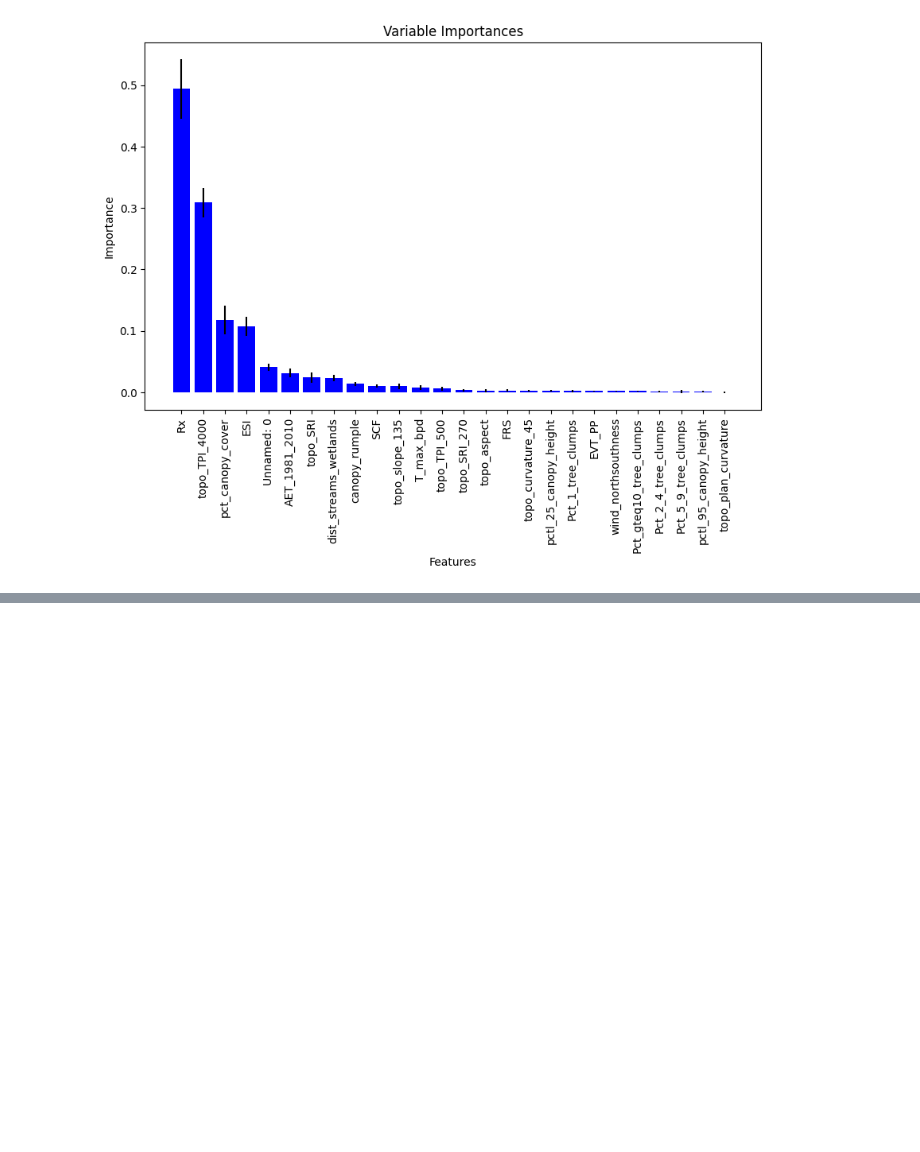
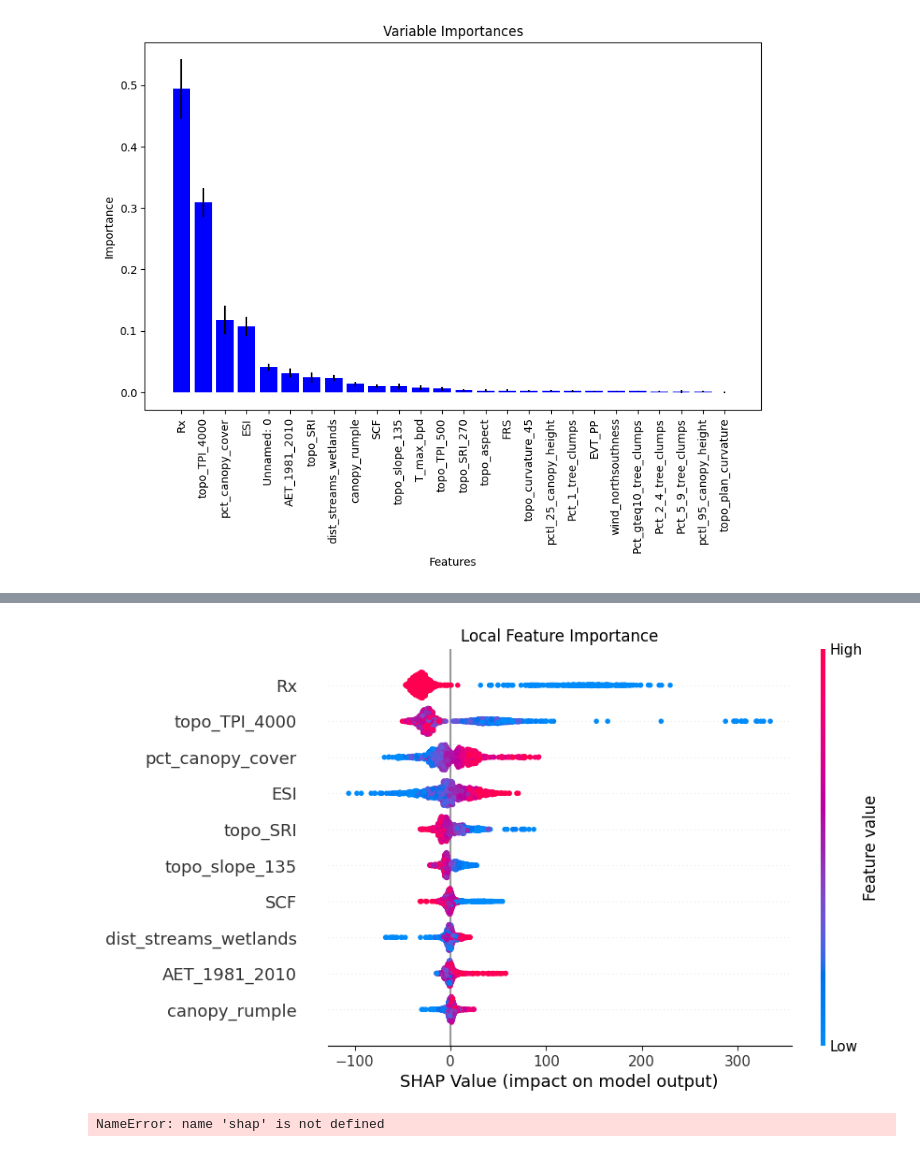
Before and after one commit to UW-ESS-DS/MLGeo2023_ESS569_Burn_Severity_Drivers, a Jupyter notebook: Burn_severity_analysis_v1.ipynb, the cells around one changed output, grey strips where cells are left out. Drawn from its saved outputs; the diff is of its cells as text; code cells hidden in the pictures; blank space fills up the shorter version.

```diff
--- a/Burn_severity_analysis_v1.ipynb
+++ b/Burn_severity_analysis_v1.ipynb
@@ -289,0 +371,43 @@ RMSE (Test): 75.1085
+# %%
+# Plot beeswarm
+shap.plots.beeswarm(shap_values, show = False)  # Set show=False to customize the plot before showing it
+
+# Customizing the plot using matplotlib functions
+plt.title("Local Feature Importance")  # Adding a title
+plt.xlabel('SHAP Value (impact on model output)')  # Setting the X-axis label
+plt.ylabel('')  # Setting the Y-axis label
+
+# Tried to adjust the figure size or transparency here but didn't work
+# For example:
+# fig = plt.gcf()
+# fig.set_size_inches(10, 8)
+# fig.patch.set_alpha(0.8)
+
+# Save the figure
+plt.savefig("Local_importance_shap.png", bbox_inches='tight', dpi=300)
+
+# Finally, show the plot
+plt.show()
+# %% [output]
+[figure, added]
+# %%
+# Plot interaction of Rx
+shap.plots.scatter(shap_values[:, "pct_canopy_cover"], color=shap_values, show = False)  # Set show=False to customize the plot before showing it
+
+# Customizing the plot using matplotlib functions
+plt.title("Local Feature Interaction: Rx vs Pct Canopy Cover")  # Adding a title
+plt.xlabel('SHAP Value (impact on model output)')  # Setting the X-axis label
+plt.ylabel('')  # Setting the Y-axis label
+
+# Tried to adjust the figure size or transparency here but didn't work
+# For example:
+# fig = plt.gcf()
+# fig.set_size_inches(10, 8)
+# fig.patch.set_alpha(0.8)
+
+# Save the figure
+plt.savefig("Local_interaction_Rx_shap.png", bbox_inches='tight', dpi=300)
+# Finally, show the plot
+plt.show()
+# %% [output]
+NameError: name 'shap' is not defined
```
Also changed, not shown: parts of 7 cells of this notebook, 5 other files.
